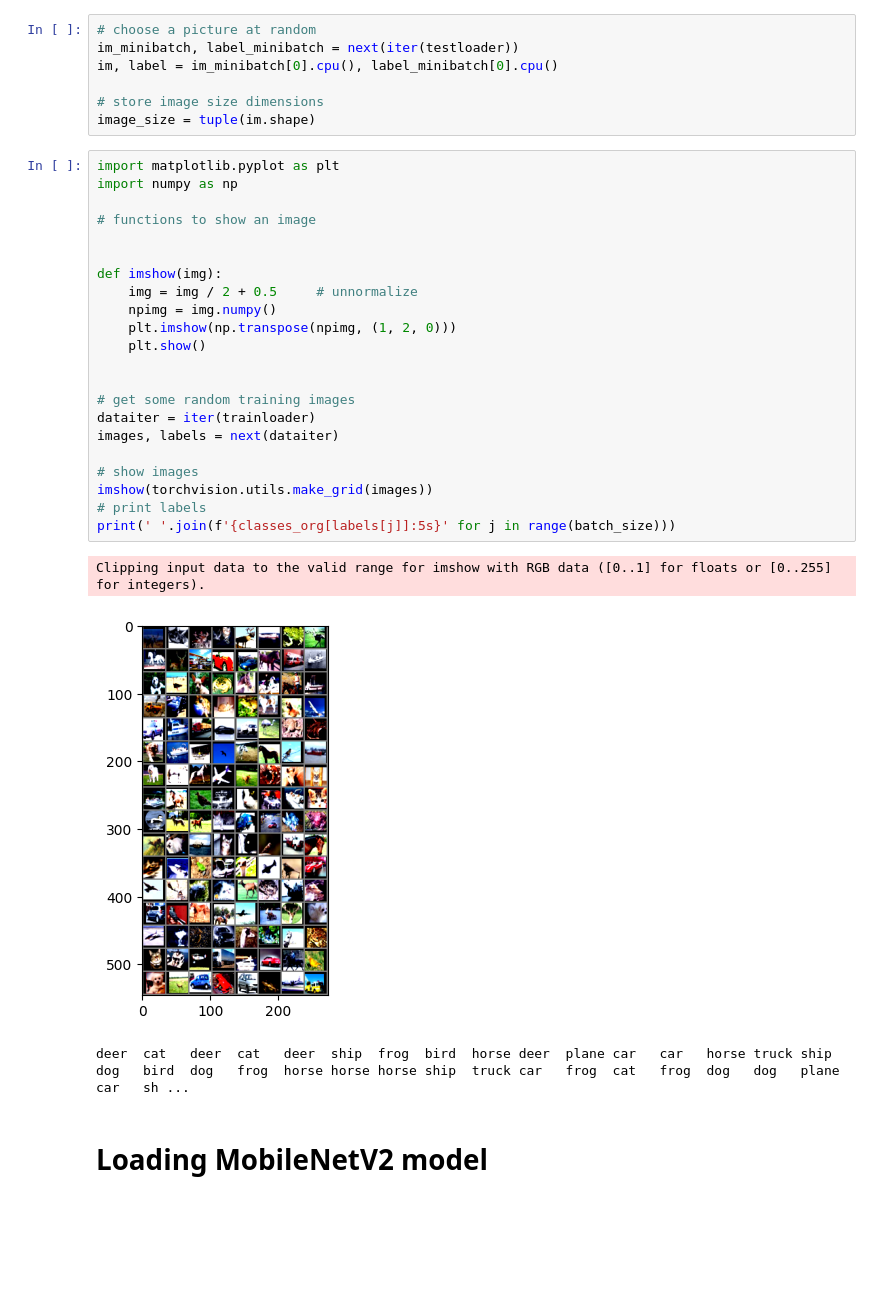
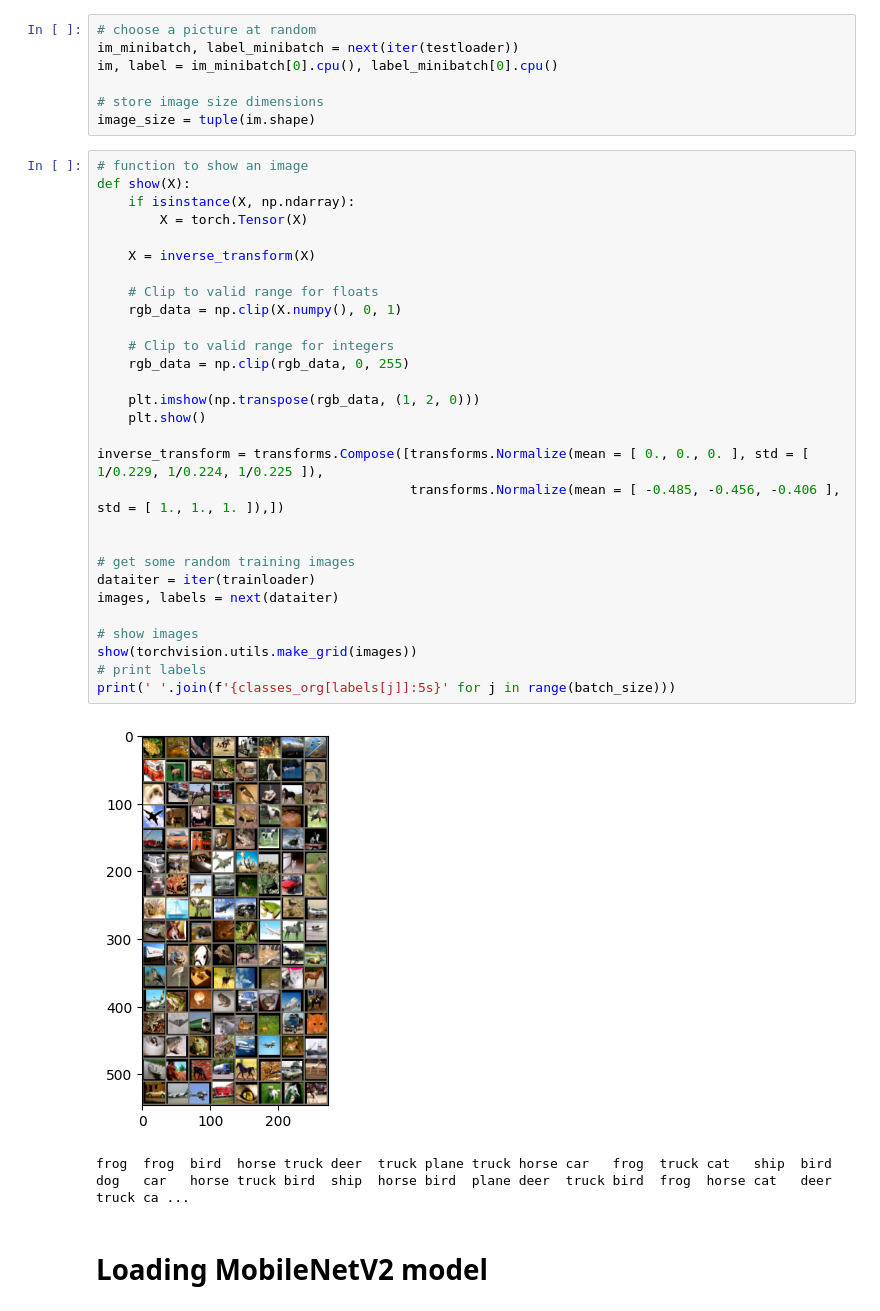
Before and after one commit to Rauyolo/Deep-Learning-course, a Jupyter notebook: Project/main.ipynb, the cells around one changed output. Cells and saved outputs as stored; diff of their text form; blank space fills up the shorter version.

```diff
--- a/Project/main.ipynb
+++ b/Project/main.ipynb
@@ -69,31 +69,37 @@ im, label = im_minibatch[0].cpu(), label_minibatch[0].cpu()
 # store image size dimensions
 image_size = tuple(im.shape)
 # %%
-import matplotlib.pyplot as plt
-import numpy as np
+# function to show an image
+def show(X):
+    if isinstance(X, np.ndarray):
+        X = torch.Tensor(X)
 
-# functions to show an image
+    X = inverse_transform(X)
 
+    # Clip to valid range for floats
+    rgb_data = np.clip(X.numpy(), 0, 1)
 
-def imshow(img):
-    img = img / 2 + 0.5     # unnormalize
-    npimg = img.numpy()
-    plt.imshow(np.transpose(npimg, (1, 2, 0)))
+    # Clip to valid range for integers
+    rgb_data = np.clip(rgb_data, 0, 255)
+
+    plt.imshow(np.transpose(rgb_data, (1, 2, 0)))
     plt.show()
+
+inverse_transform = transforms.Compose([transforms.Normalize(mean = [ 0., 0., 0. ], std = [ 1/0.229, 1/0.224, 1/0.225 ]),
+                                        transforms.Normalize(mean = [ -0.485, -0.456, -0.406 ], std = [ 1., 1., 1. ]),])
 
 
 # get some random training images
 dataiter = iter(trainloader)
 images, labels = next(dataiter)
 
 # show images
-imshow(torchvision.utils.make_grid(images))
+show(torchvision.utils.make_grid(images))
 # print labels
 print(' '.join(f'{classes_org[labels[j]]:5s}' for j in range(batch_size)))
 # %% [output]
+[figure, new version]
-Clipping input data to the valid range for imshow with RGB data ([0..1] for floats or [0..255] for integers).
+frog  frog  bird  horse truck deer  truck plane truck horse car   frog  truck cat   ship  bird  dog   car   horse truck bird  ship  horse bird  plane deer  truck bird  frog  horse cat   deer  truck ca ...
-[figure, old version]
-deer  cat   deer  cat   deer  ship  frog  bird  horse deer  plane car   car   horse truck ship  dog   bird  dog   frog  horse horse horse ship  truck car   frog  cat   frog  dog   dog   plane car   sh ...
 # %% [markdown]
 # Loading MobileNetV2 model
 # %%
```
Also changed, not shown: parts of 48 cells of this notebook.
